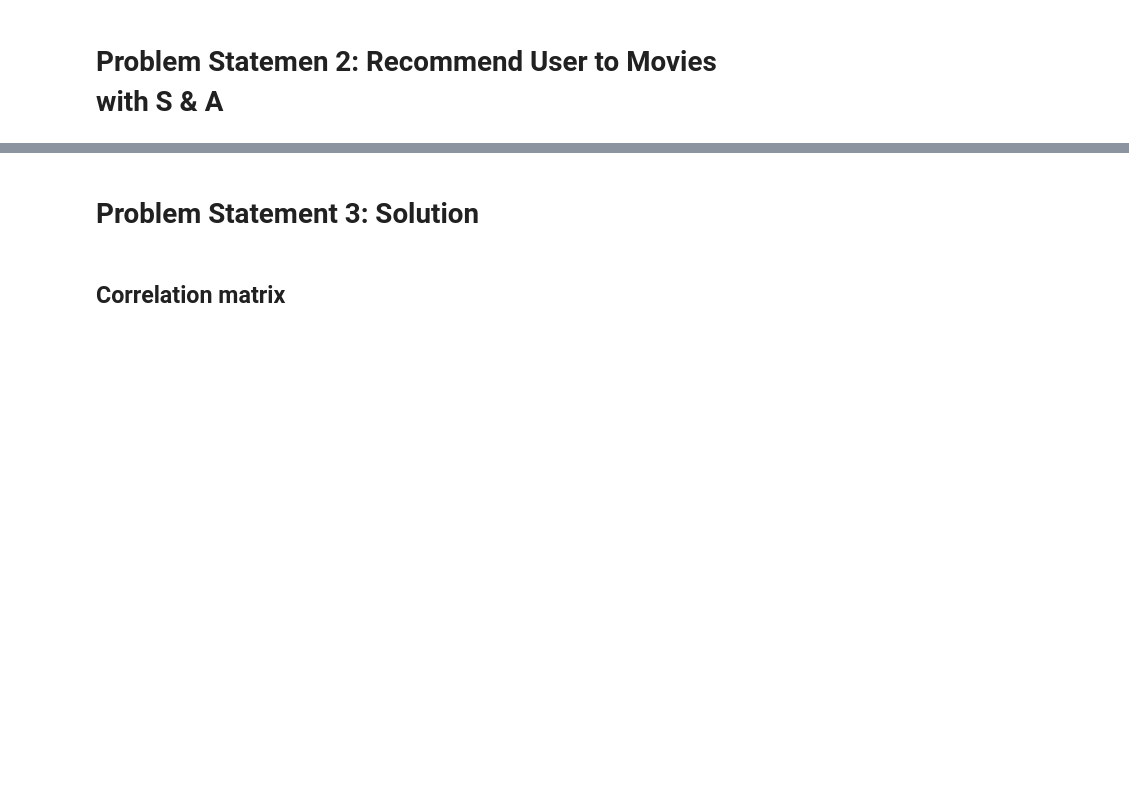
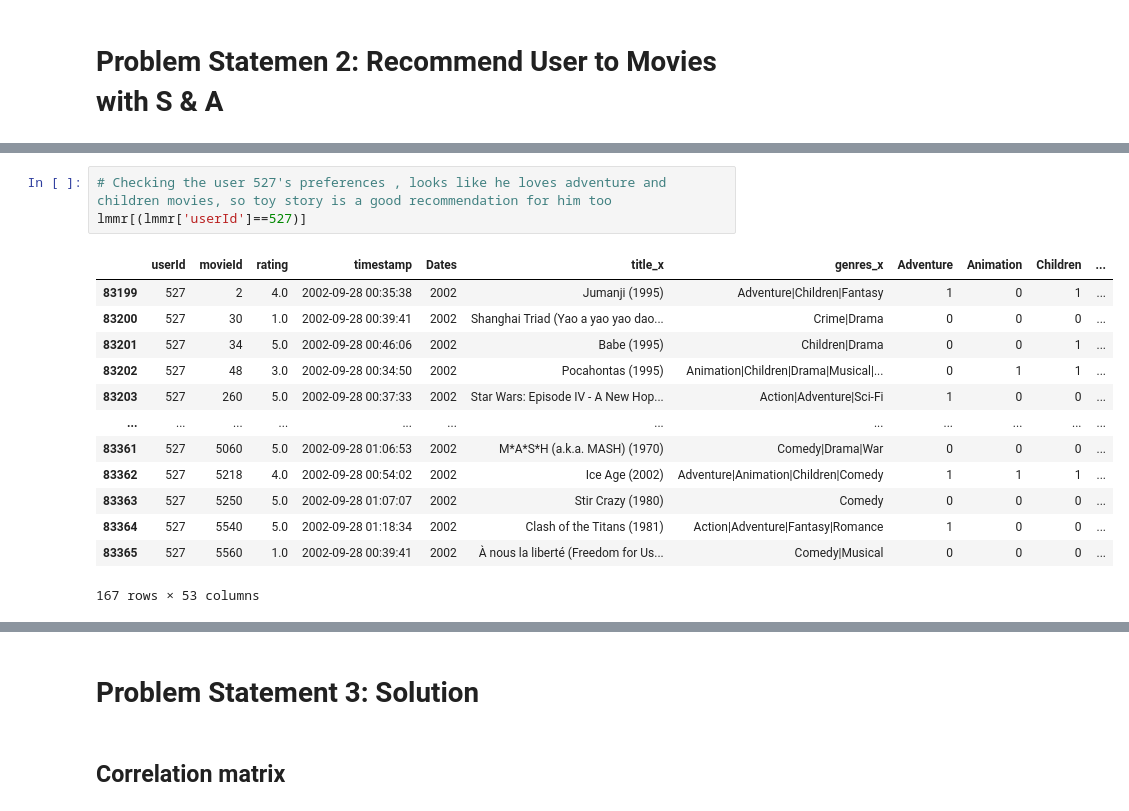
Before and after one commit to AftabUdaipurwala/MLProjects, a Jupyter notebook: Movie_Recommendation_System.ipynb, the cells around one changed output, grey strips where cells are left out. Saved outputs shown, nothing was run; the diff lists cells and outputs as text; blank space fills up the shorter version.

Commit message:
Solved the 2nd problem statement too, which is finding the users for the new movie

```diff
--- a/Movie_Recommendation_System.ipynb
+++ b/Movie_Recommendation_System.ipynb
@@ -803,0 +965,17 @@ output[['movieId','predictions','title','genres']]
+# %%
+# Checking the user 527's preferences , looks like he loves adventure and children movies, so toy story is a good recommendation for him too
+lmmr[(lmmr['userId']==527)]
+# %% [output]
+|  | userId | movieId | rating | timestamp | Dates | title_x | genres_x | Adventure | Animation | Children | ... |
+| 83199 | 527 | 2 | 4.0 | 2002-09-28 00:35:38 | 2002 | Jumanji (1995) | Adventure|Children|Fantasy | 1 | 0 | 1 | ... |
+| 83200 | 527 | 30 | 1.0 | 2002-09-28 00:39:41 | 2002 | Shanghai Triad (Yao a yao yao dao... | Crime|Drama | 0 | 0 | 0 | ... |
+| 83201 | 527 | 34 | 5.0 | 2002-09-28 00:46:06 | 2002 | Babe (1995) | Children|Drama | 0 | 0 | 1 | ... |
+| 83202 | 527 | 48 | 3.0 | 2002-09-28 00:34:50 | 2002 | Pocahontas (1995) | Animation|Children|Drama|Musical|... | 0 | 1 | 1 | ... |
+| 83203 | 527 | 260 | 5.0 | 2002-09-28 00:37:33 | 2002 | Star Wars: Episode IV - A New Hop... | Action|Adventure|Sci-Fi | 1 | 0 | 0 | ... |
+| ... | ... | ... | ... | ... | ... | ... | ... | ... | ... | ... | ... |
+| 83361 | 527 | 5060 | 5.0 | 2002-09-28 01:06:53 | 2002 | M*A*S*H (a.k.a. MASH) (1970) | Comedy|Drama|War | 0 | 0 | 0 | ... |
+| 83362 | 527 | 5218 | 4.0 | 2002-09-28 00:54:02 | 2002 | Ice Age (2002) | Adventure|Animation|Children|Comedy | 1 | 1 | 1 | ... |
+| 83363 | 527 | 5250 | 5.0 | 2002-09-28 01:07:07 | 2002 | Stir Crazy (1980) | Comedy | 0 | 0 | 0 | ... |
+| 83364 | 527 | 5540 | 5.0 | 2002-09-28 01:18:34 | 2002 | Clash of the Titans (1981) | Action|Adventure|Fantasy|Romance | 1 | 0 | 0 | ... |
+| 83365 | 527 | 5560 | 1.0 | 2002-09-28 00:39:41 | 2002 | À nous la liberté (Freedom for Us... | Comedy|Musical | 0 | 0 | 0 | ... |
+167 rows × 53 columns
```
Also changed, not shown: parts of 18 cells of this notebook.
